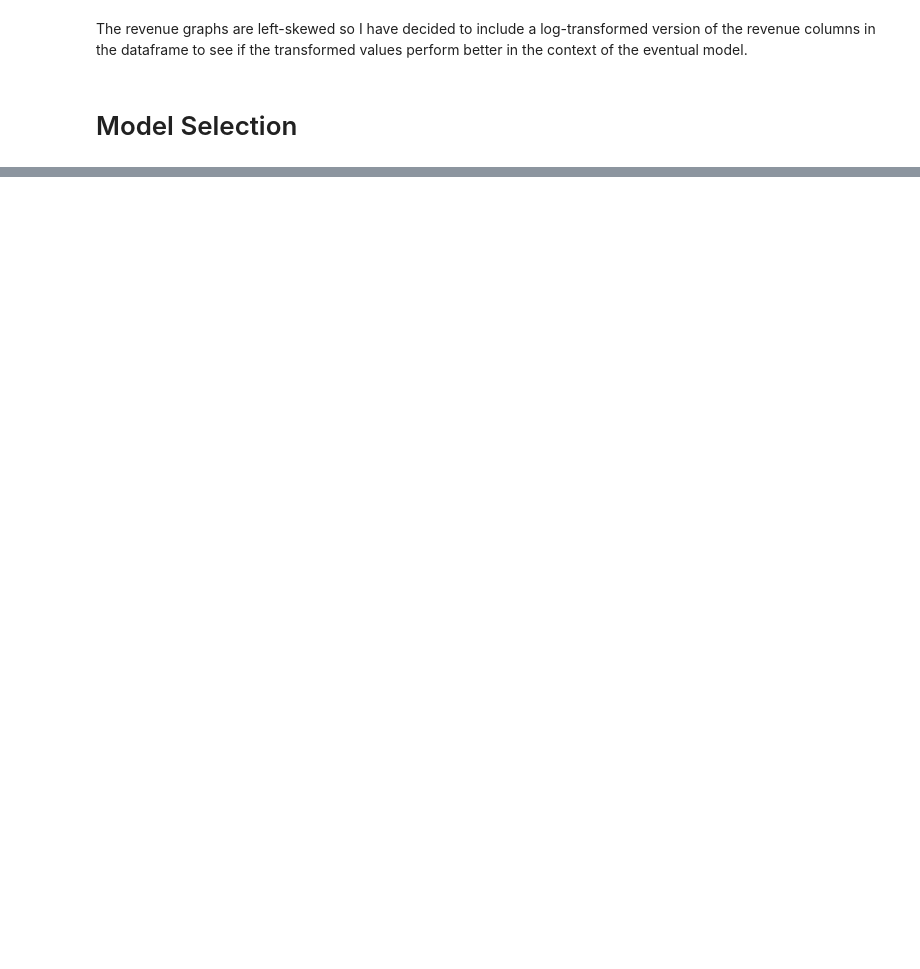
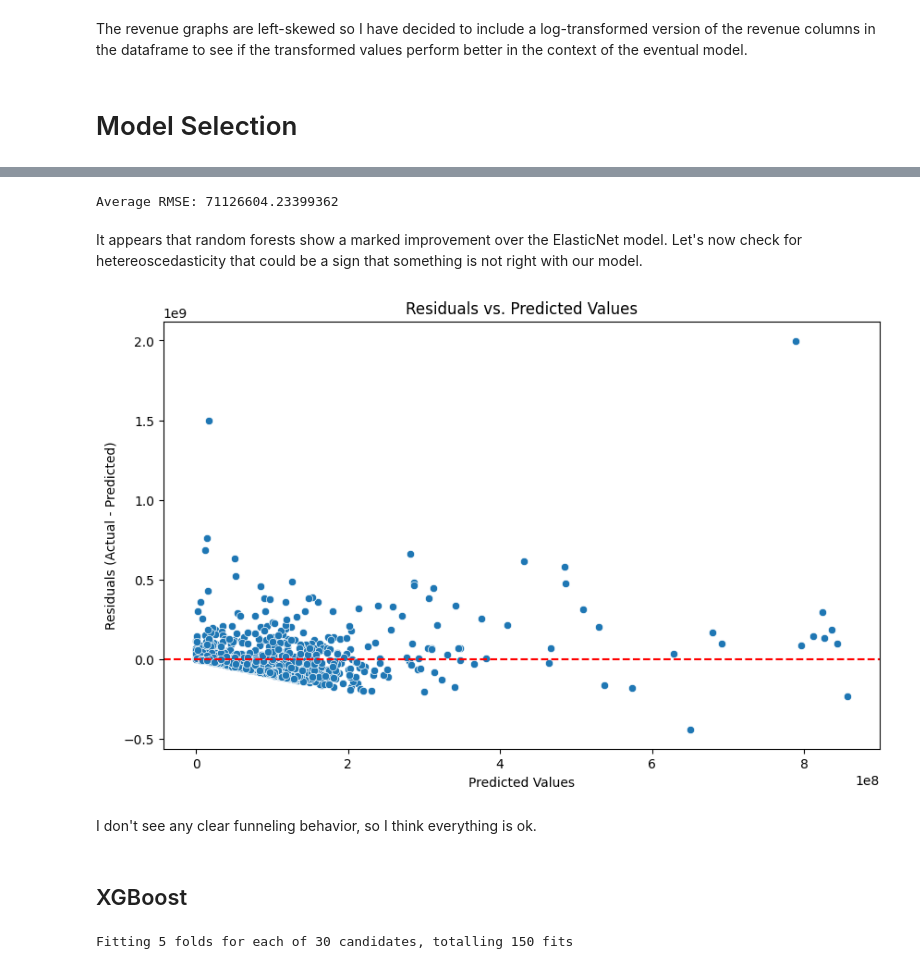
Before and after one commit to GreysonPMeyer/Film_Revenue_Predictions, a Jupyter notebook: data_access_and_cleaning.ipynb, the cells around one changed output, grey strips where cells are left out. Saved outputs shown, nothing was run; the diff lists cells and outputs as text; code cells hidden in the pictures; blank space fills up the shorter version.

```diff
--- a/data_access_and_cleaning.ipynb
+++ b/data_access_and_cleaning.ipynb
@@ -438,0 +421,2 @@ Comment briefly on speed, interpretability, and feature importance for each
+# %%
+elastic = ElasticNet(alpha=0.087, l1_ratio=0.5)
@@ -438,0 +446,6 @@ Comment briefly on speed, interpretability, and feature importance for each
+# %%
+forest = RandomForestRegressor()
+forest.fit(X_train, y_train)
+y_pred = forest.predict(X_test)
+print("RMSE:", mean_squared_error(y_test, y_pred, squared=False))
+print("R^2:", r2_score(y_test, y_pred))
@@ -438,0 +479,43 @@ Comment briefly on speed, interpretability, and feature importance for each
+# %%
+X_train = X_train.drop(columns=['genre_Drama', 'production_company_Walt Disney Pictures', 'genre_Romance', 'genre_Family', 'genre_Comedy', 'production_company_Warner Bros.', 'genre_Crime', 'production_company_Columbia Pictures', 'production_company_Paramount Pictures', 'production_company_Relativity Media', 'production_company_Touchstone Pictures', 'production_company_Other', 'production_company_New Line Cinema', 'genre_Horror', 'production_company_Metro-Goldwyn-Mayer (MGM)'])
+X_test = X_test.drop(columns=['genre_Drama', 'production_company_Walt Disney Pictures', 'genre_Romance', 'genre_Family', 'genre_Comedy', 'production_company_Warner Bros.', 'genre_Crime', 'production_company_Columbia Pictures', 'production_company_Paramount Pictures', 'production_company_Relativity Media', 'production_company_Touchstone Pictures', 'production_company_Other', 'production_company_New Line Cinema', 'genre_Horror', 'production_company_Metro-Goldwyn-Mayer (MGM)'])
+# %%
+param_dist = {
+    'n_estimators': [100, 200, 500],
+    'max_depth': [None, 10, 30, 50],
+    'min_samples_split': [2, 5, 10],
+    'min_samples_leaf': [1, 2, 4]
+}
+
+search = RandomizedSearchCV(RandomForestRegressor(random_state=42),
+                            param_distributions=param_dist,
+                            n_iter=50,
+                            cv=5,
+                            scoring='neg_root_mean_squared_error',
+                            n_jobs=-1)
+search.fit(X_train, y_train)
+best_forest = search.best_estimator_
+# %%
+scores = cross_val_score(best_forest, X_train, y_train, cv=5, scoring='neg_root_mean_squared_error')
+print("Average RMSE:", -scores.mean())
+# %% [output]
+Average RMSE: 71126604.23399362
+# %% [markdown]
+It appears that random forests show a marked improvement over the ElasticNet model. Let's now check for hetereoscedasticity that could be a sign that something is not right with our model.
+# %%
+y_pred = best_forest.predict(X_test)
+residuals = y_test - y_pred
+
+plt.figure(figsize=(10, 6))
+sns.scatterplot(x=y_pred, y=residuals)
+plt.axhline(0, color='red', linestyle='--')  # Reference line at zero
+plt.xlabel("Predicted Values")
+plt.ylabel("Residuals (Actual - Predicted)")
+plt.title("Residuals vs. Predicted Values")
+plt.show()
+# %% [output]
+[figure, added]
+# %% [markdown]
+I don't see any clear funneling behavior, so I think everything is ok.
+# %% [markdown]
+## XGBoost
@@ -438,0 +524,22 @@ Comment briefly on speed, interpretability, and feature importance for each
+# %%
+param_grid = {
+    'n_estimators': [100, 200, 500],
+    'max_depth': [3, 5, 7],
+    'learning_rate': [0.01, 0.05, 0.1],
+    'subsample': [0.7, 0.9, 1.0],
+    'colsample_bytree': [0.7, 0.9, 1.0]
+}
+
+search = RandomizedSearchCV(
+    XGBRegressor(objective='reg:squarederror', random_state=42),
+    param_distributions=param_grid,
+    scoring='neg_root_mean_squared_error',
+    n_iter=30,
+    cv=5,
+    verbose=1,
+    n_jobs=-1
+)
+search.fit(X_train, y_train)
+best_XGB = search.best_estimator_
+# %% [output]
+Fitting 5 folds for each of 30 candidates, totalling 150 fits
```
Also changed, not shown: parts of 63 cells of this notebook.
